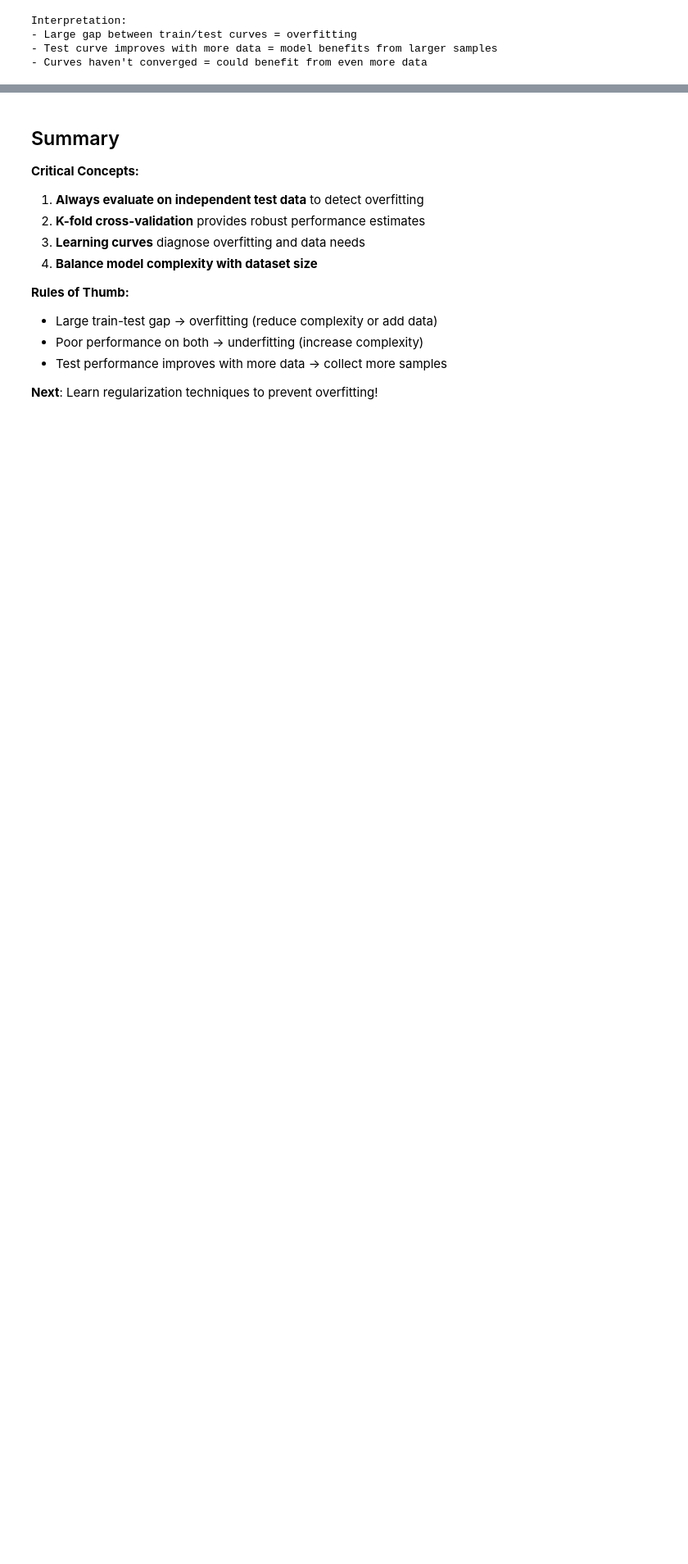
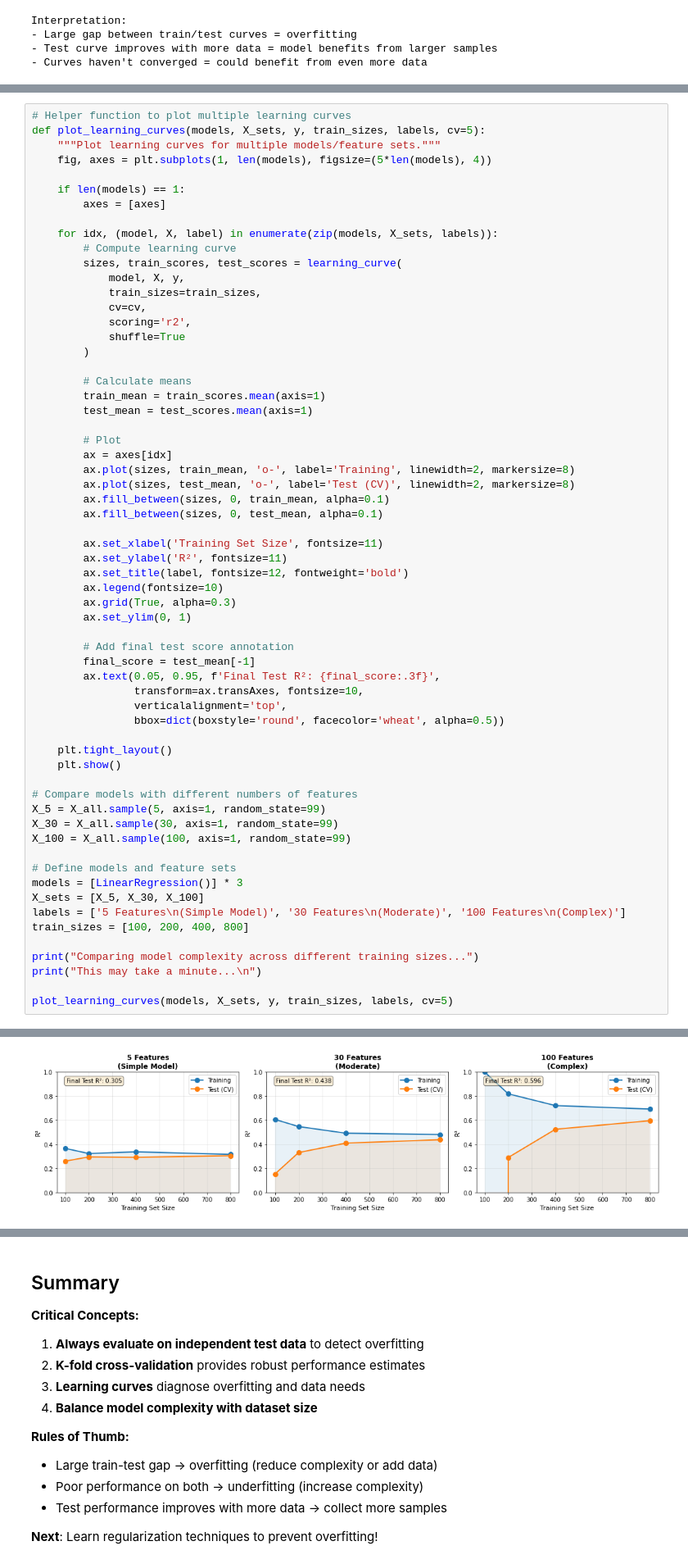
Before and after one commit to upishanker/cns-workshops, a Jupyter notebook: ML-AI-4-NeuroSci/02-overfitting-validation.ipynb, the cells around one changed output, grey strips where cells are left out. Shown: that part at 82% size. Cells and saved outputs as stored; diff of their text form; blank space fills up the shorter version.

```diff
--- a/ML-AI-4-NeuroSci/02-overfitting-validation.ipynb
+++ b/ML-AI-4-NeuroSci/02-overfitting-validation.ipynb
@@ -208,0 +226,63 @@ Interpretation:
+# %%
+# Helper function to plot multiple learning curves
+def plot_learning_curves(models, X_sets, y, train_sizes, labels, cv=5):
+    """Plot learning curves for multiple models/feature sets."""
+    fig, axes = plt.subplots(1, len(models), figsize=(5*len(models), 4))
+
+    if len(models) == 1:
+        axes = [axes]
+
+    for idx, (model, X, label) in enumerate(zip(models, X_sets, labels)):
+        # Compute learning curve
+        sizes, train_scores, test_scores = learning_curve(
+            model, X, y,
+            train_sizes=train_sizes,
+            cv=cv,
+            scoring='r2',
+            shuffle=True
+        )
+
+        # Calculate means
+        train_mean = train_scores.mean(axis=1)
+        test_mean = test_scores.mean(axis=1)
+
+        # Plot
+        ax = axes[idx]
+        ax.plot(sizes, train_mean, 'o-', label='Training', linewidth=2, markersize=8)
+        ax.plot(sizes, test_mean, 'o-', label='Test (CV)', linewidth=2, markersize=8)
+        ax.fill_between(sizes, 0, train_mean, alpha=0.1)
+        ax.fill_between(sizes, 0, test_mean, alpha=0.1)
+
+        ax.set_xlabel('Training Set Size', fontsize=11)
+        ax.set_ylabel('R²', fontsize=11)
+        ax.set_title(label, fontsize=12, fontweight='bold')
+        ax.legend(fontsize=10)
+        ax.grid(True, alpha=0.3)
+        ax.set_ylim(0, 1)
+
+        # Add final test score annotation
+        final_score = test_mean[-1]
+        ax.text(0.05, 0.95, f'Final Test R²: {final_score:.3f}',
+                transform=ax.transAxes, fontsize=10,
+                verticalalignment='top',
+                bbox=dict(boxstyle='round', facecolor='wheat', alpha=0.5))
+
+    plt.tight_layout()
+    plt.show()
+
+# Compare models with different numbers of features
+X_5 = X_all.sample(5, axis=1, random_state=99)
+X_30 = X_all.sample(30, axis=1, random_state=99)
+X_100 = X_all.sample(100, axis=1, random_state=99)
+
+# Define models and feature sets
+models = [LinearRegression()] * 3
+X_sets = [X_5, X_30, X_100]
+labels = ['5 Features\n(Simple Model)', '30 Features\n(Moderate)', '100 Features\n(Complex)']
+train_sizes = [100, 200, 400, 800]
+
+print("Comparing model complexity across different training sizes...")
+print("This may take a minute...\n")
+
+plot_learning_curves(models, X_sets, y, train_sizes, labels, cv=5)
+# %% [output]
@@ -208,0 +292 @@ Interpretation:
+[figure, added]
```
Also changed, not shown: parts of 3 cells of this notebook, 3 other files.
